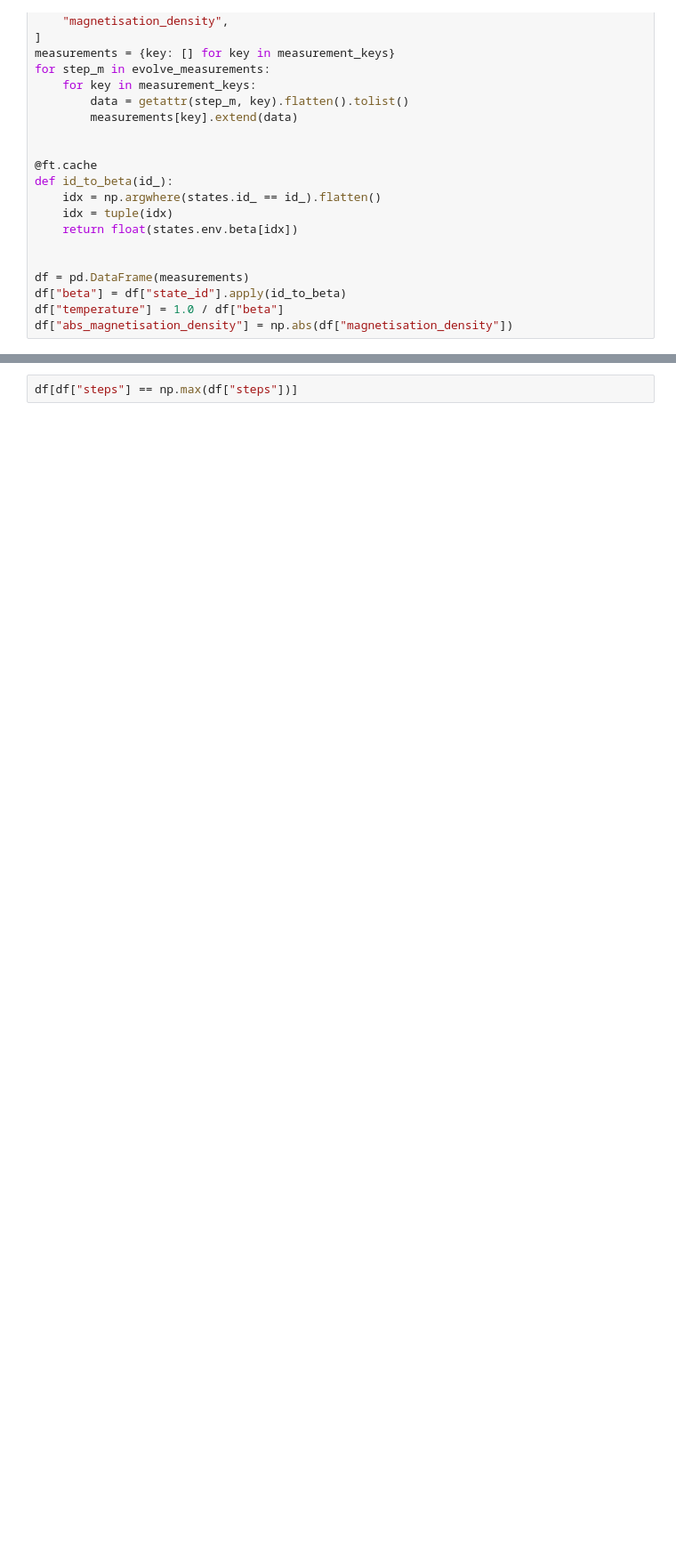
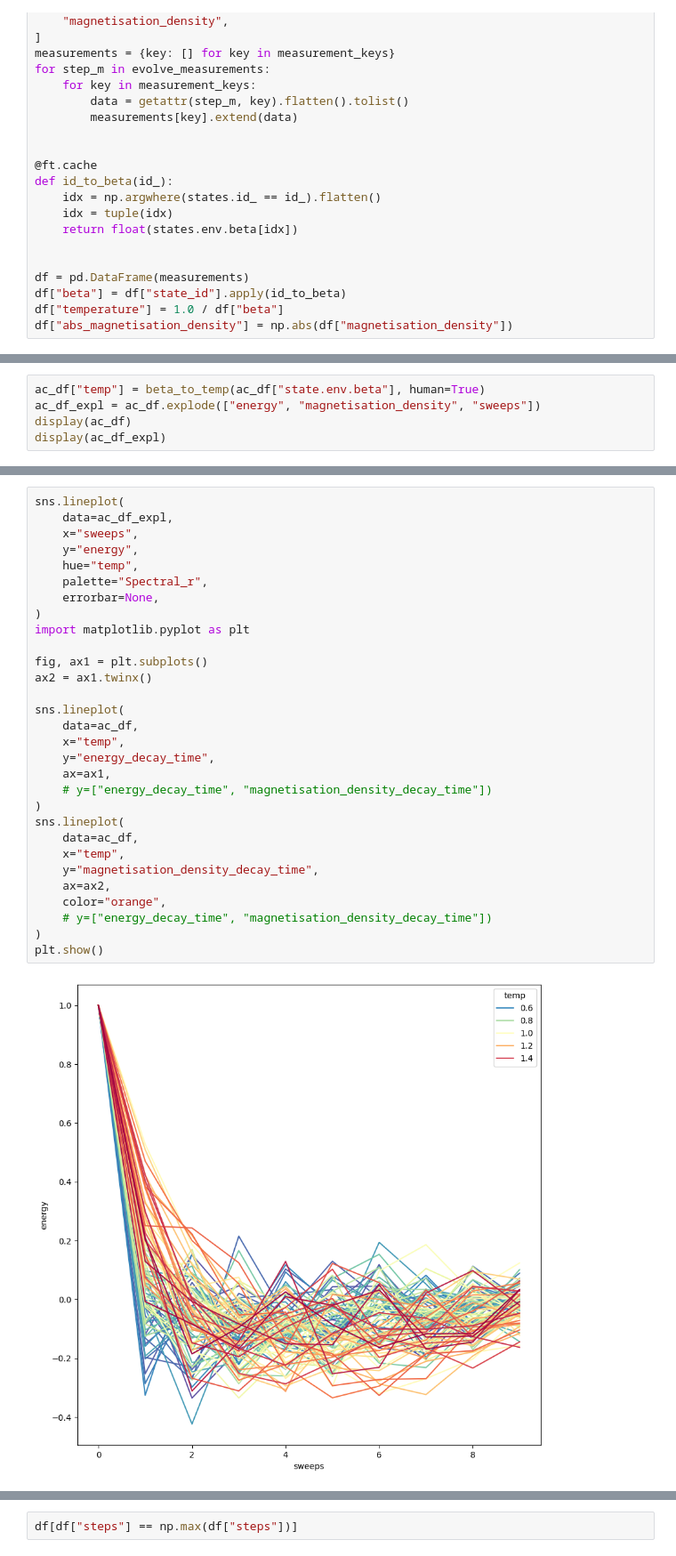
Before and after one commit to JeppeKlitgaard/Jackpot, a Jupyter notebook: workbench.ipynb, the cells around one changed output, grey strips where cells are left out. Shown at 89% size. Cells and saved outputs as stored; diff of their text form; blank space fills up the shorter version.

```diff
--- a/workbench.ipynb
+++ b/workbench.ipynb
@@ -487,0 +459,5 @@ df
+# %%
+ac_df["temp"] = beta_to_temp(ac_df["state.env.beta"], human=True)
+ac_df_expl = ac_df.explode(["energy", "magnetisation_density", "sweeps"])
+display(ac_df)
+display(ac_df_expl)
@@ -487,0 +491,32 @@ df
+# %%
+sns.lineplot(
+    data=ac_df_expl,
+    x="sweeps",
+    y="energy",
+    hue="temp",
+    palette="Spectral_r",
+    errorbar=None,
+)
+import matplotlib.pyplot as plt
+
+fig, ax1 = plt.subplots()
+ax2 = ax1.twinx()
+
+sns.lineplot(
+    data=ac_df,
+    x="temp",
+    y="energy_decay_time",
+    ax=ax1,
+    # y=["energy_decay_time", "magnetisation_density_decay_time"])
+)
+sns.lineplot(
+    data=ac_df,
+    x="temp",
+    y="magnetisation_density_decay_time",
+    ax=ax2,
+    color="orange",
+    # y=["energy_decay_time", "magnetisation_density_decay_time"])
+)
+plt.show()
+# %% [output]
+[figure, added]
```
Also changed, not shown: parts of 23 cells of this notebook.
